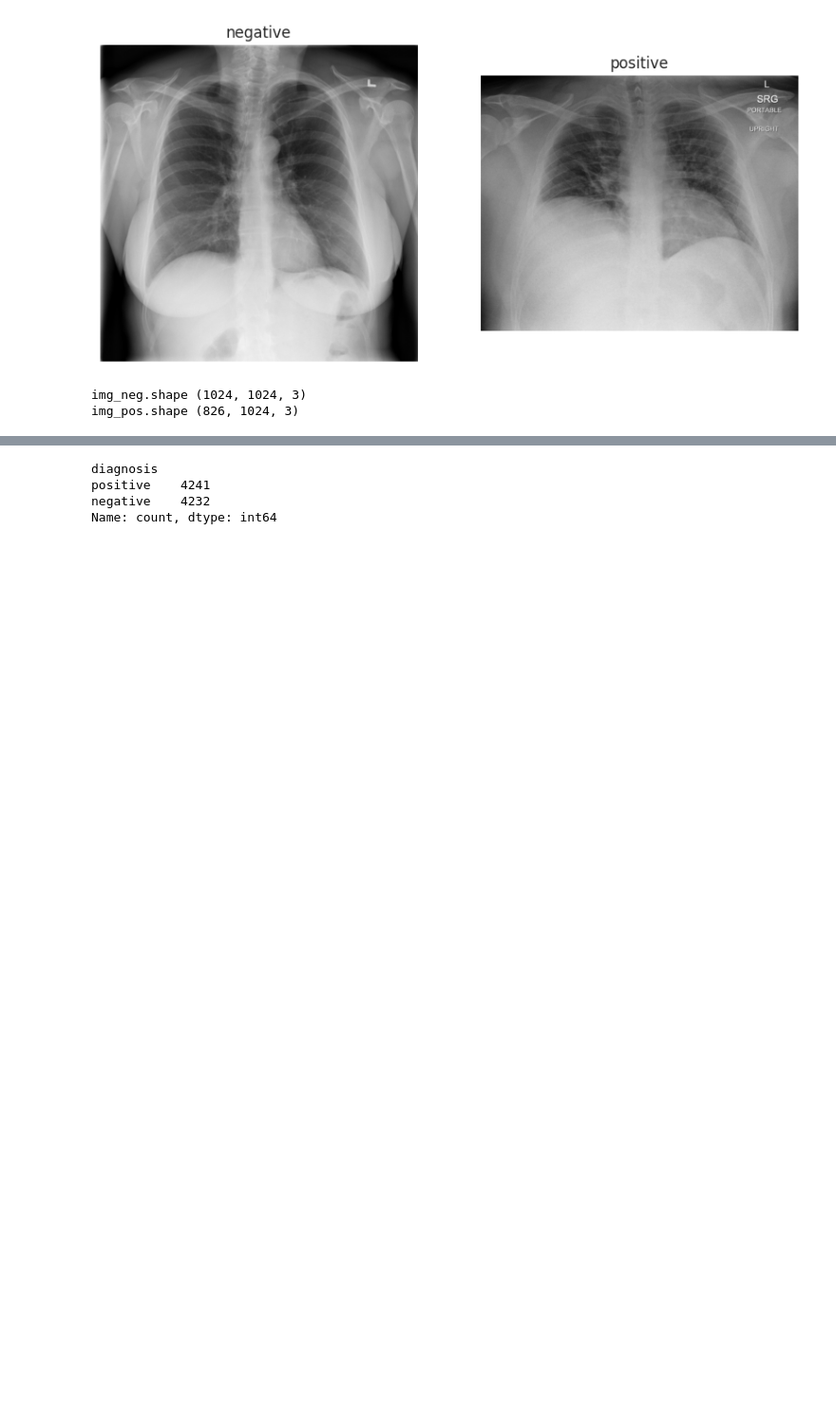
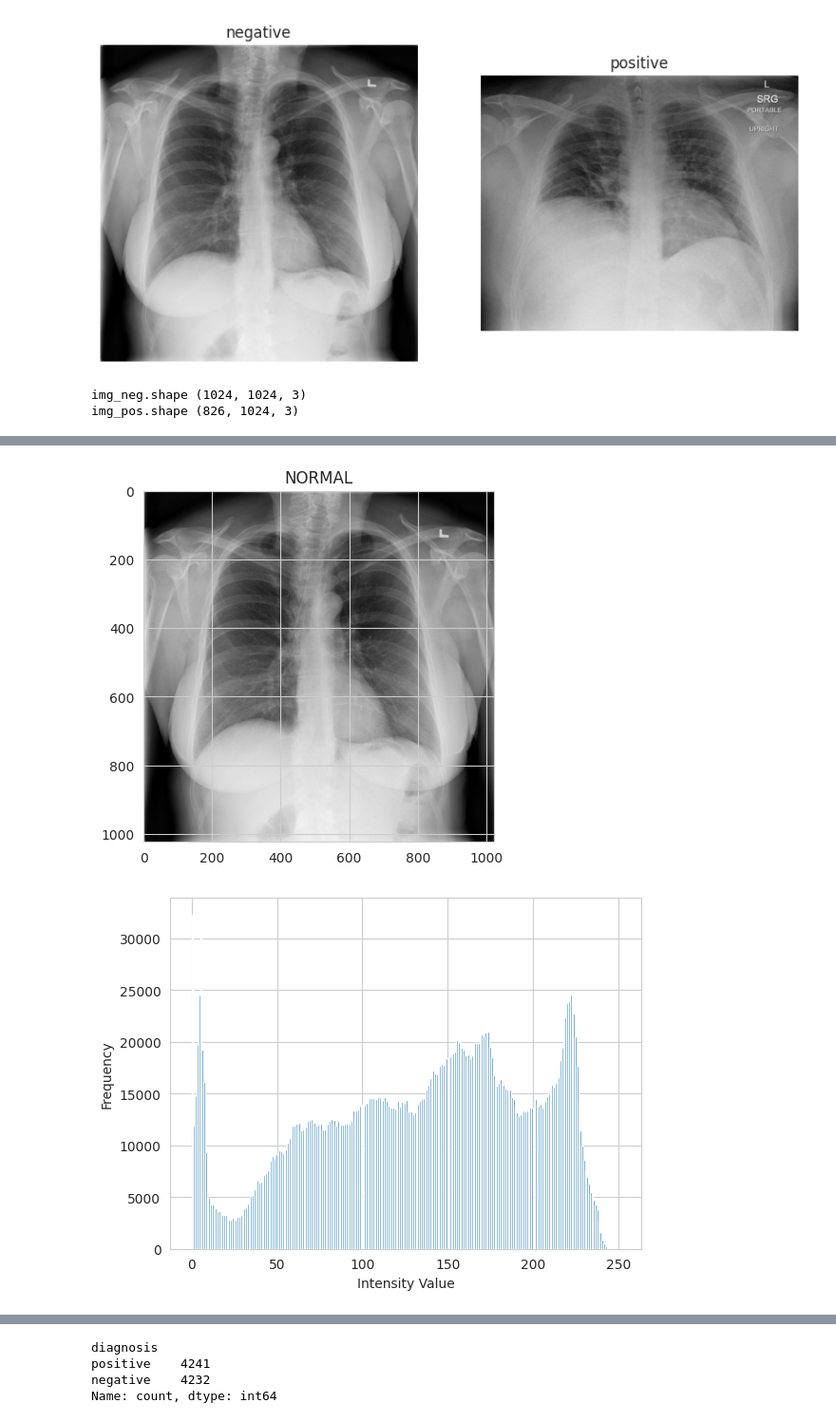
Before and after one commit to ilyarekun/bc_project, a Jupyter notebook: scripts/main.ipynb, the cells around one changed output, grey strips where cells are left out. Shown at 95% size. Saved outputs shown, nothing was run; the diff lists cells and outputs as text; code cells hidden in the pictures; blank space fills up the shorter version.

```diff
--- a/scripts/main.ipynb
+++ b/scripts/main.ipynb
@@ -199,0 +214,24 @@ Error:
+# %%
+from skimage import io
+import matplotlib.pyplot as plt
+
+plt.imshow(img_neg)
+plt.title("NORMAL")
+plt.show()
+
+ax = plt.hist(img_neg.ravel(), bins = 256)
+plt.xlabel('Intensity Value')
+plt.ylabel('Frequency')
+plt.show()
+
+plt.imshow(img_pos)
+plt.title("INFECTED")
+plt.show()
+
+ax = plt.hist(img_pos.ravel(), bins = 256)
+plt.xlabel('Intensity Value')
+plt.ylabel('Frequency')
+plt.show()
+# %% [output]
+[figure, added]
+[figure, added]
```
Also changed, not shown: parts of 10 cells of this notebook.
